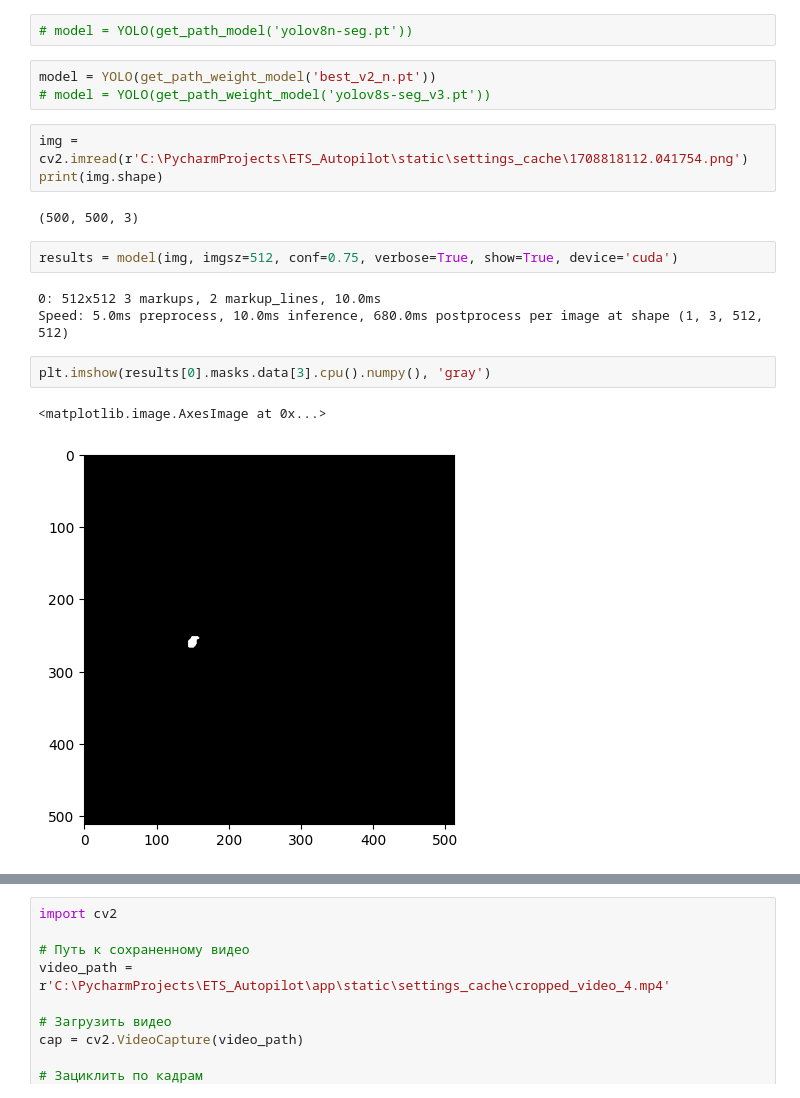
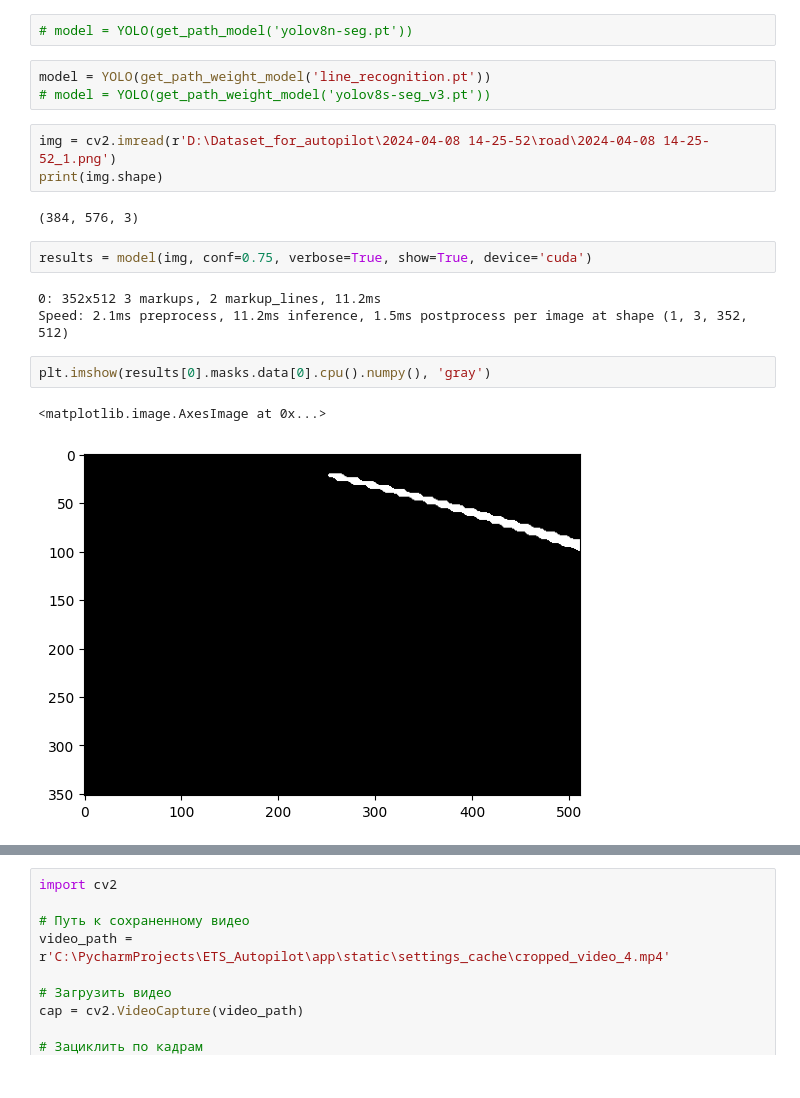
Before and after one commit to FilippYV/ETS_Autopilot, a Jupyter notebook: code_programm/lane_recognition/yolo8_seg_medel_test.ipynb, the cells around one changed output, grey strips where cells are left out. Drawn from its saved outputs; the diff is of its cells as text.

```diff
--- a/code_programm/lane_recognition/yolo8_seg_medel_test.ipynb
+++ b/code_programm/lane_recognition/yolo8_seg_medel_test.ipynb
@@ -17,21 +17,21 @@ NVIDIA GeForce GTX 1080 Ti
 # %%
 # model = YOLO(get_path_model('yolov8n-seg.pt'))
 # %%
-model = YOLO(get_path_weight_model('best_v2_n.pt'))
+model = YOLO(get_path_weight_model('line_recognition.pt'))
 # model = YOLO(get_path_weight_model('yolov8s-seg_v3.pt'))
 # %%
-img = cv2.imread(r'C:\PycharmProjects\ETS_Autopilot\static\settings_cache\1708818112.041754.png')
+img = cv2.imread(r'D:\Dataset_for_autopilot\2024-04-08 14-25-52\road\2024-04-08 14-25-52_1.png')
 print(img.shape)
 # %% [output]
-(500, 500, 3)
+(384, 576, 3)
 # %%
-results = model(img, imgsz=512, conf=0.75, verbose=True, show=True, device='cuda')
+results = model(img, conf=0.75, verbose=True, show=True, device='cuda')
 # %% [output]
-0: 512x512 3 markups, 2 markup_lines, 10.0ms
-Speed: 5.0ms preprocess, 10.0ms inference, 680.0ms postprocess per image at shape (1, 3, 512, 512)
+0: 352x512 3 markups, 2 markup_lines, 11.2ms
+Speed: 2.1ms preprocess, 11.2ms inference, 1.5ms postprocess per image at shape (1, 3, 352, 512)
 # %%
-plt.imshow(results[0].masks.data[3].cpu().numpy(), 'gray')
+plt.imshow(results[0].masks.data[0].cpu().numpy(), 'gray')
 # %% [output]
 <matplotlib.image.AxesImage at 0x...>
-[figure, old version]
+[figure, new version]
 # %%
```
Also changed, not shown: parts of 6 cells of this notebook.
